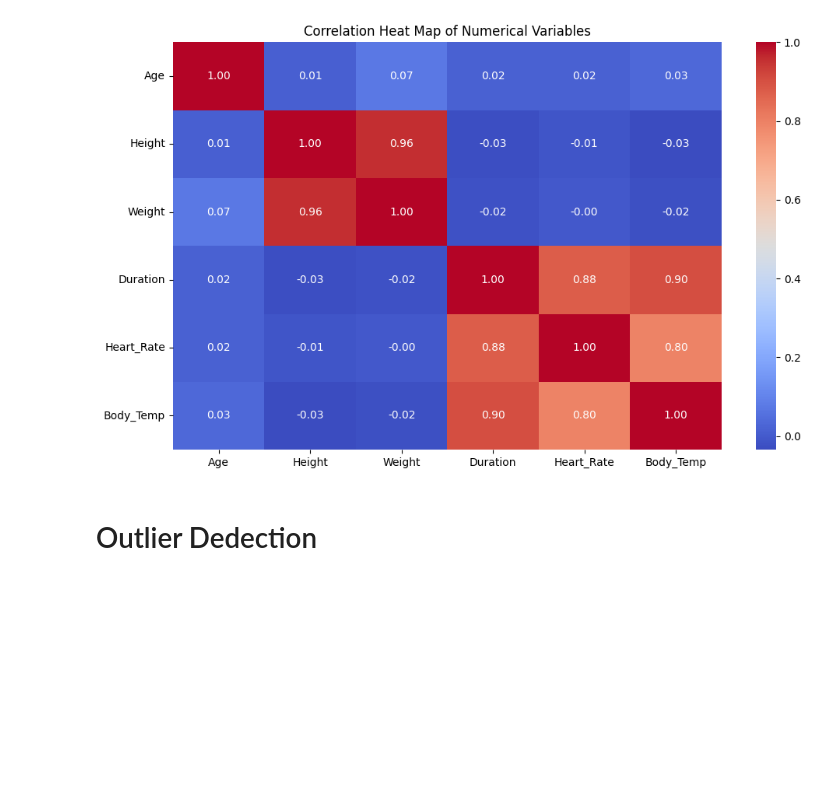
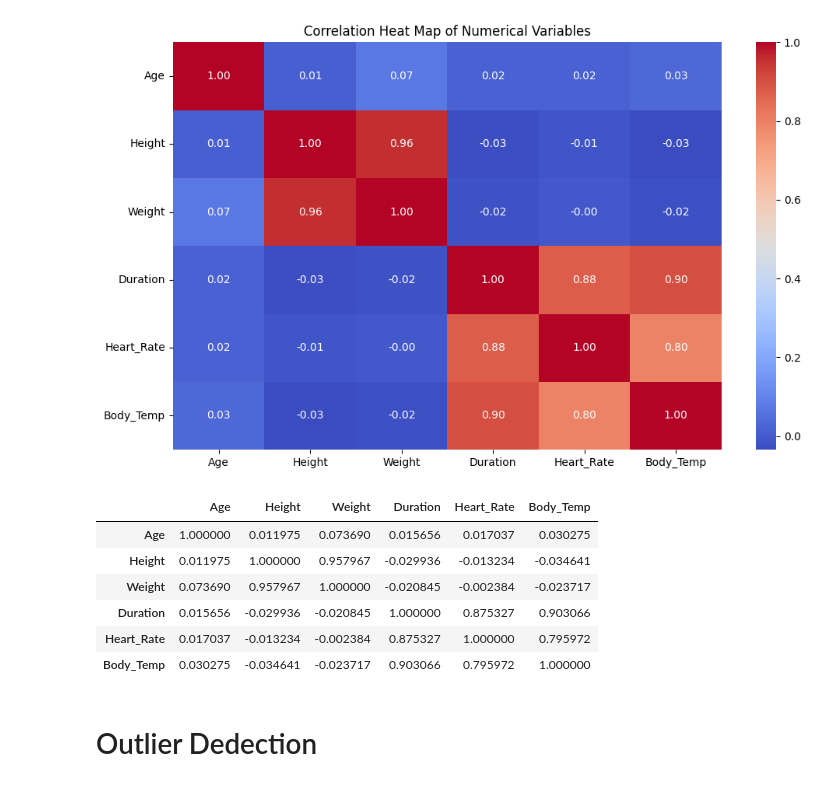
Before and after one commit to Yunus-Emr/S5E5-CaloriesPrediction, a Jupyter notebook: s5e5-calories-prediction.ipynb, the cells around one changed output. Cells and saved outputs as stored; diff of their text form; code cells hidden in the pictures; blank space fills up the shorter version.

```diff
--- a/s5e5-calories-prediction.ipynb
+++ b/s5e5-calories-prediction.ipynb
@@ -127,6 +127,16 @@ plt.tight_layout()
 plt.show()
 # %% [output]
 [figure]
+# %%
+train[numeric_list].corr()
+# %% [output]
+|  | Age | Height | Weight | Duration | Heart_Rate | Body_Temp |
+| Age | 1.000000 | 0.011975 | 0.073690 | 0.015656 | 0.017037 | 0.030275 |
+| Height | 0.011975 | 1.000000 | 0.957967 | -0.029936 | -0.013234 | -0.034641 |
+| Weight | 0.073690 | 0.957967 | 1.000000 | -0.020845 | -0.002384 | -0.023717 |
+| Duration | 0.015656 | -0.029936 | -0.020845 | 1.000000 | 0.875327 | 0.903066 |
+| Heart_Rate | 0.017037 | -0.013234 | -0.002384 | 0.875327 | 1.000000 | 0.795972 |
+| Body_Temp | 0.030275 | -0.034641 | -0.023717 | 0.903066 | 0.795972 | 1.000000 |
 # %% [markdown]
 # Outlier Dedection
 # %%
```
Also changed, not shown: parts of 4 cells of this notebook.
